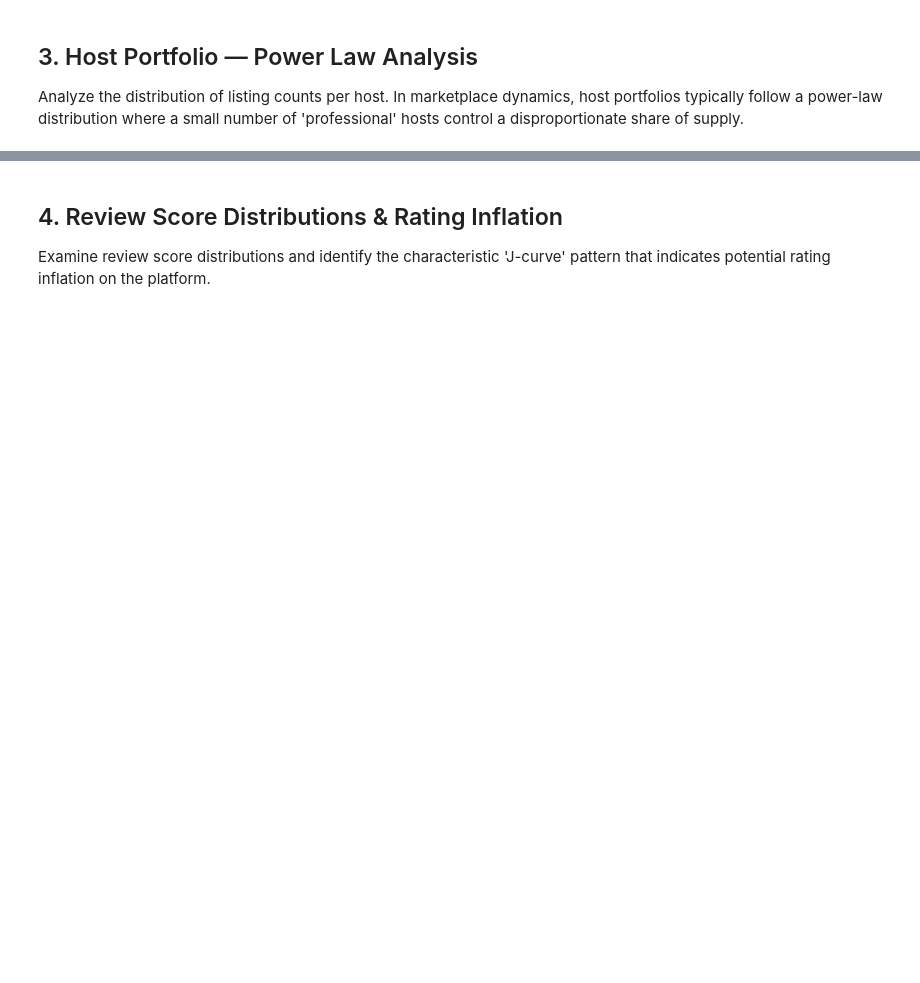
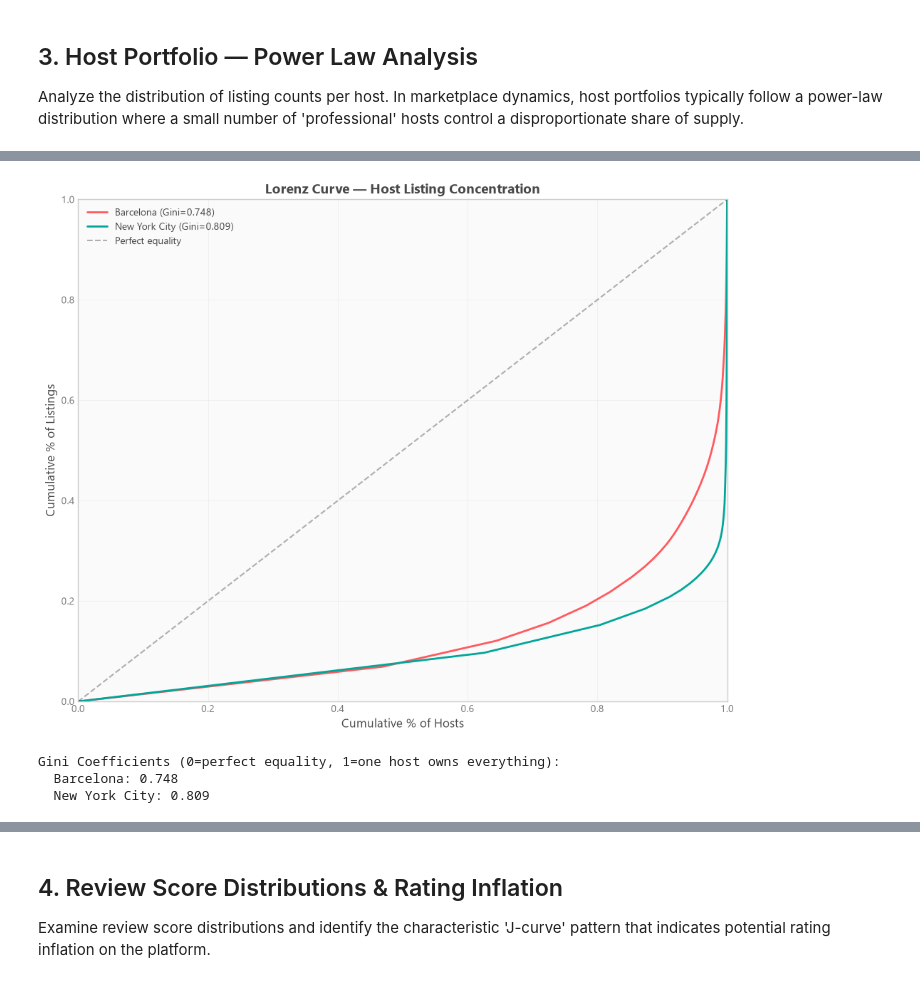
Before and after one commit to adith23/airbnb_market_intelligence, a Jupyter notebook: notebooks/01_summary_statistics.ipynb, the cells around one changed output, grey strips where cells are left out. Saved outputs shown, nothing was run; the diff lists cells and outputs as text; code cells hidden in the pictures; blank space fills up the shorter version.

```diff
--- a/notebooks/01_summary_statistics.ipynb
+++ b/notebooks/01_summary_statistics.ipynb
@@ -320,34 +382,39 @@ plt.show()
 # ── Lorenz Curve + Gini Coefficient ───────────────────────────────
 fig, ax = plt.subplots(figsize=(10, 8))
 
 gini_results = {}
 for i, city_name in enumerate(sorted(host_unique['city'].unique())):
     city_hosts = host_unique[host_unique['city'] == city_name]
     listings = np.sort(city_hosts['host_listings_count'].dropna().values)
     n = len(listings)
     cumulative = np.cumsum(listings) / listings.sum()
     host_pct = np.arange(1, n + 1) / n
 
     # Gini coefficient
-    gini = 1 - 2 * np.trapz(cumulative, host_pct)
+    gini = 1 - 2 * np.trapezoid(cumulative, host_pct)
     gini_results[city_name] = round(gini, 3)
 
     ax.plot(host_pct, cumulative, label=f'{city_name} (Gini={gini:.3f})',
             color=AIRBNB_PALETTE[i], linewidth=2)
 
 ax.plot([0, 1], [0, 1], 'k--', alpha=0.3, label='Perfect equality')
 ax.set_xlabel('Cumulative % of Hosts')
 ax.set_ylabel('Cumulative % of Listings')
 ax.set_title('Lorenz Curve — Host Listing Concentration')
 ax.legend(loc='upper left')
 ax.set_xlim(0, 1)
 ax.set_ylim(0, 1)
 plt.tight_layout()
 plt.show()
 
 print("\nGini Coefficients (0=perfect equality, 1=one host owns everything):")
 for city, gini in gini_results.items():
     print(f"  {city}: {gini}")
+# %% [output]
+[figure, added]
+Gini Coefficients (0=perfect equality, 1=one host owns everything):
+  Barcelona: 0.748
+  New York City: 0.809
 # %%
 # ── Top host concentration table ──────────────────────────────────
 concentration_records = []
```
Also changed, not shown: parts of 17 cells of this notebook, 21 other files.
